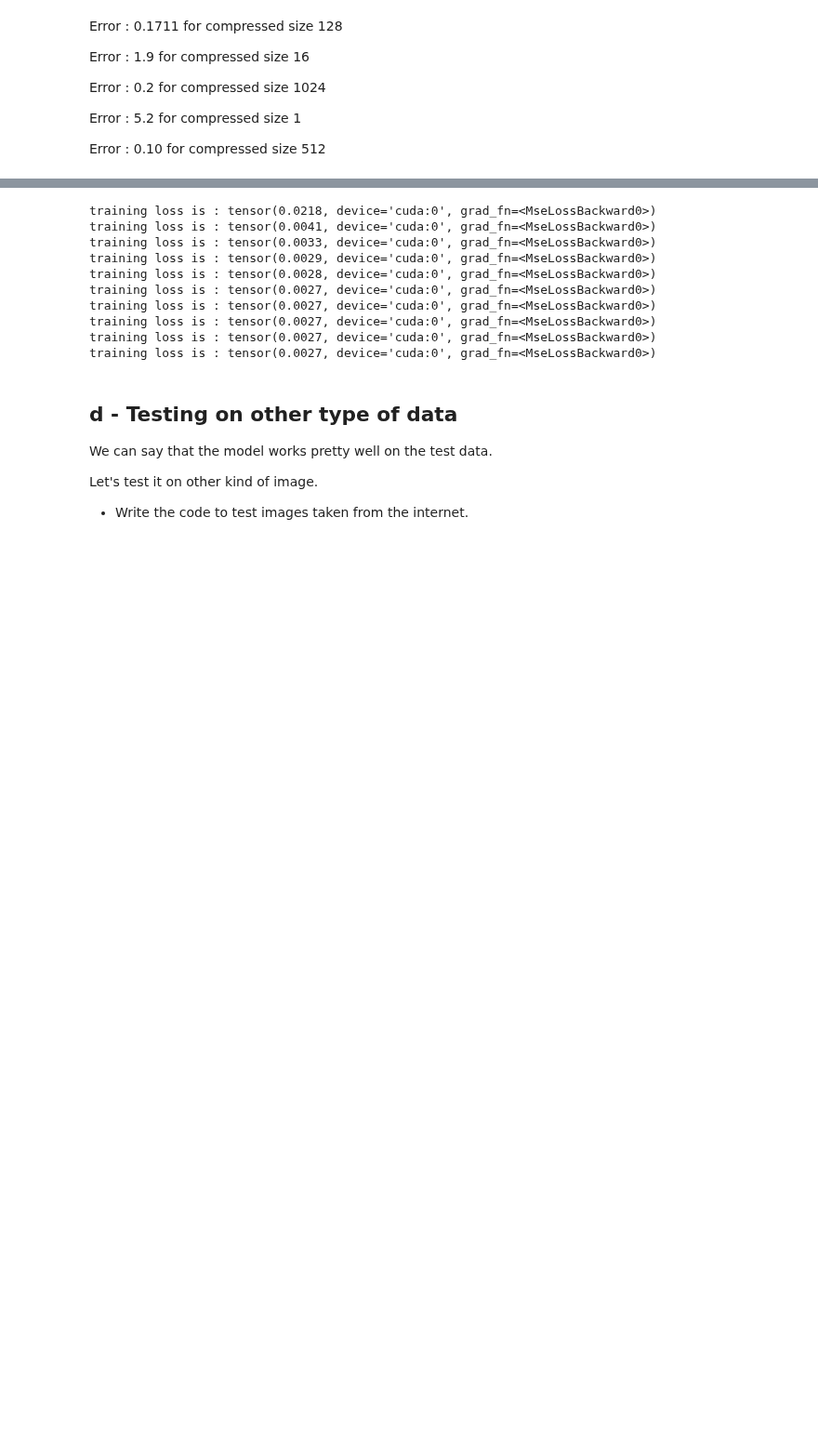
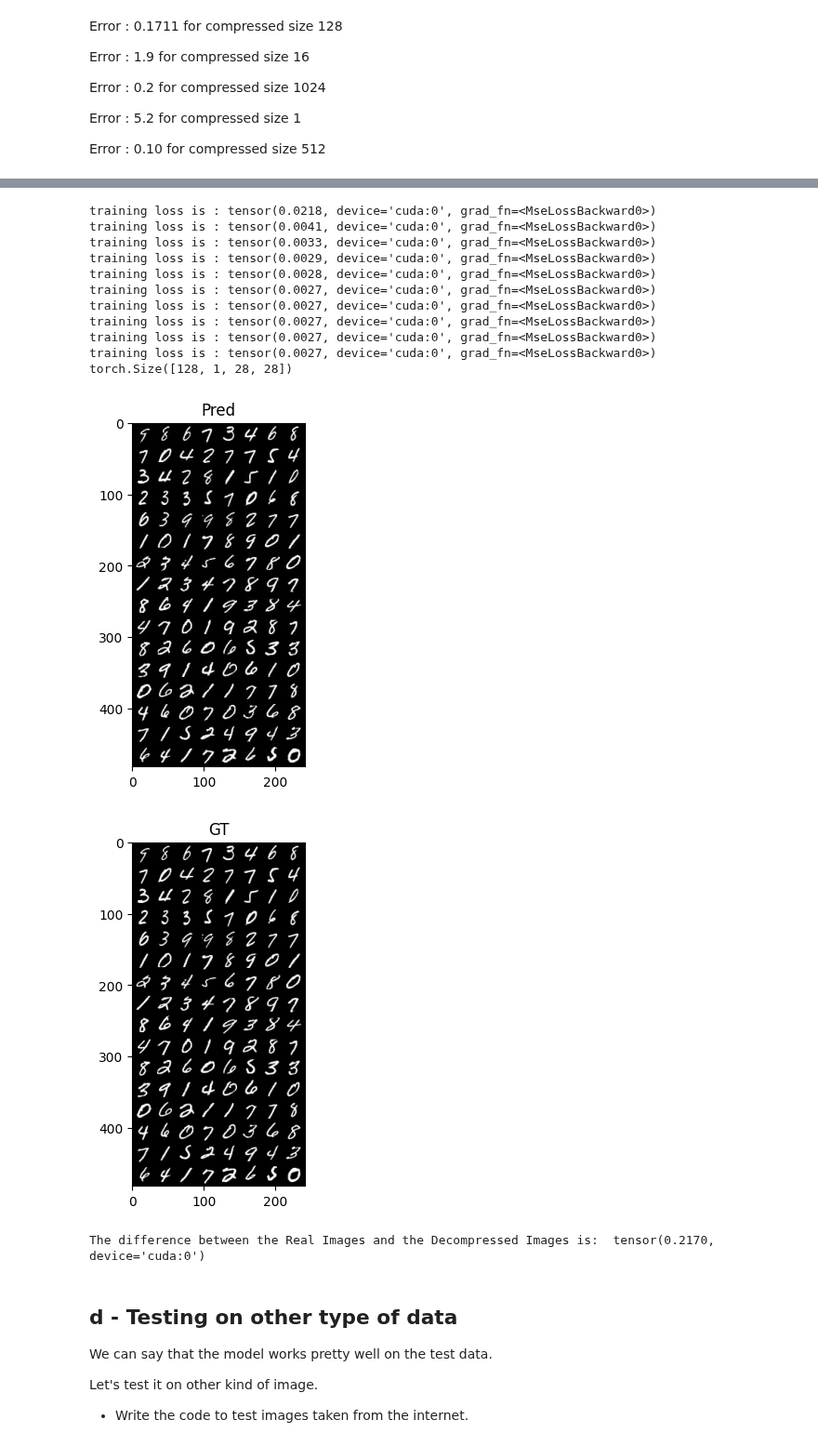
Before and after one commit to YounMars/DL_Projects, a Jupyter notebook: Deep Learning/Image compression using autoencoders: a deep learning task.ipynb, the cells around one changed output, grey strips where cells are left out. Shown at 93% size. Saved outputs shown, nothing was run; the diff lists cells and outputs as text; code cells hidden in the pictures; blank space fills up the shorter version.

```diff
--- a/Deep Learning/Image compression using autoencoders: a deep learning task.ipynb
+++ b/Deep Learning/Image compression using autoencoders: a deep learning task.ipynb
@@ -588,7 +588,7 @@ for epoch in range(num_epochs) :
         image, label = data[0].view(data[0].shape[0],-1).to(device), data[1]
         outputs = net(image)
         outputs = outputs.view(outputs.size(),-1).to(device)
-        loss = criterion(outputss,image )
+        loss = criterion(outputs,image )
         running_loss_v += loss.item()
         if i == 50:
             running_loss_v= running_loss_v/mini_batches_print
@@ -598,33 +598,37 @@ for epoch in range(num_epochs) :
 # TODO : Test the Trained Model. Can we copy paste previous stuff ?
 
 with torch.no_grad():
   losses = 0
   for i, data in enumerate(test_loader, 0):
     image, label = data[0].view(data[0].shape[0],-1).to(device), data[1]
     outputs = net(image) # use net()
     outputss = outputs.view(outputs.size(),-1).to(device)
     loss = criterion(outputss,image ) # use criterion()
     losses +=loss # accumulate 'loss' into 'losses'
 
 # Plot the last batch
 print(data[0].shape)
 outputs = outputs.view(128, 1, 28, 28)
 imshow(make_grid(outputs.detach().cpu()),'Pred')
 imshow(make_grid(data[0]),'GT')
 
 # TODO : Print the difference in decompression and write it somewhere
 print('The difference between the Real Images and the Decompressed Images is: ',losses)
 # %% [output]
 training loss is : tensor(0.0218, device='cuda:0', grad_fn=<MseLossBackward0>)
 training loss is : tensor(0.0041, device='cuda:0', grad_fn=<MseLossBackward0>)
 training loss is : tensor(0.0033, device='cuda:0', grad_fn=<MseLossBackward0>)
 training loss is : tensor(0.0029, device='cuda:0', grad_fn=<MseLossBackward0>)
 training loss is : tensor(0.0028, device='cuda:0', grad_fn=<MseLossBackward0>)
 training loss is : tensor(0.0027, device='cuda:0', grad_fn=<MseLossBackward0>)
 training loss is : tensor(0.0027, device='cuda:0', grad_fn=<MseLossBackward0>)
 training loss is : tensor(0.0027, device='cuda:0', grad_fn=<MseLossBackward0>)
 training loss is : tensor(0.0027, device='cuda:0', grad_fn=<MseLossBackward0>)
 training loss is : tensor(0.0027, device='cuda:0', grad_fn=<MseLossBackward0>)
+torch.Size([128, 1, 28, 28])
+[figure, added]
+[figure, added]
+The difference between the Real Images and the Decompressed Images is:  tensor(0.2170, device='cuda:0')
 # %% [markdown]
 ## d - Testing on other type of data
 
```
Also changed, not shown: parts of 8 cells of this notebook.
